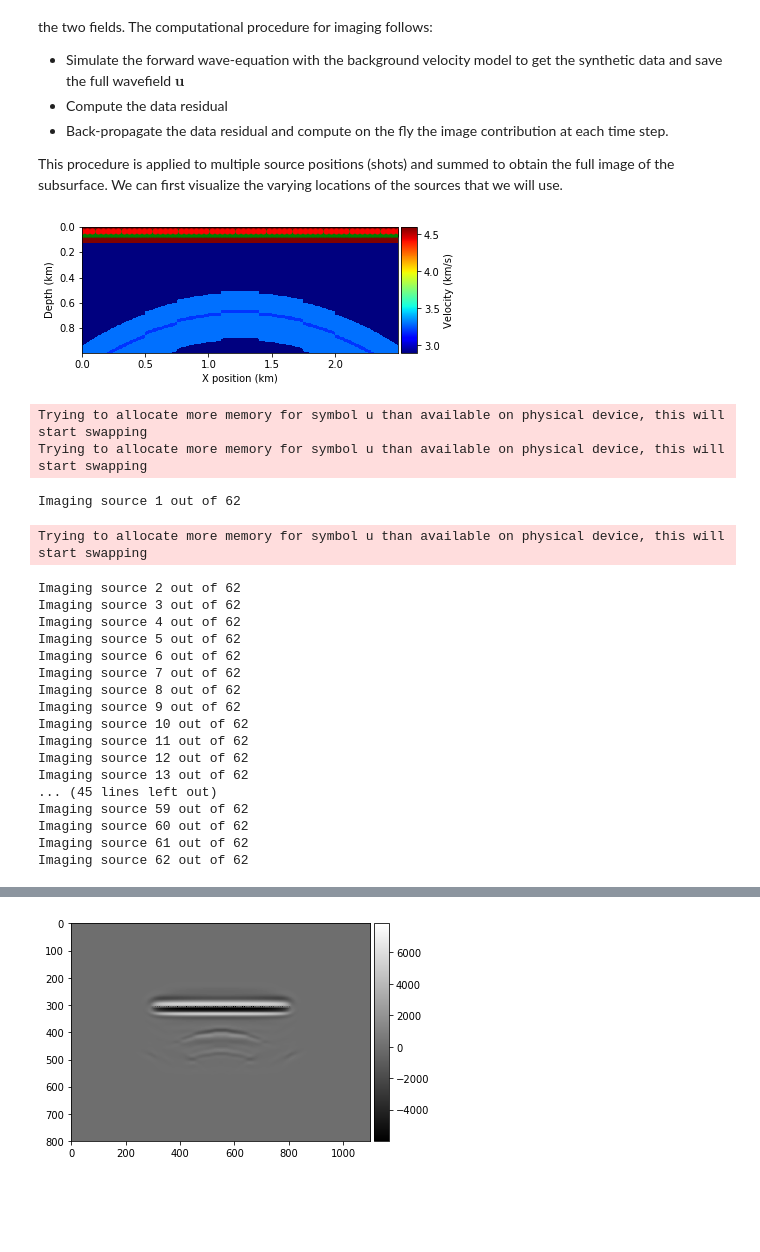
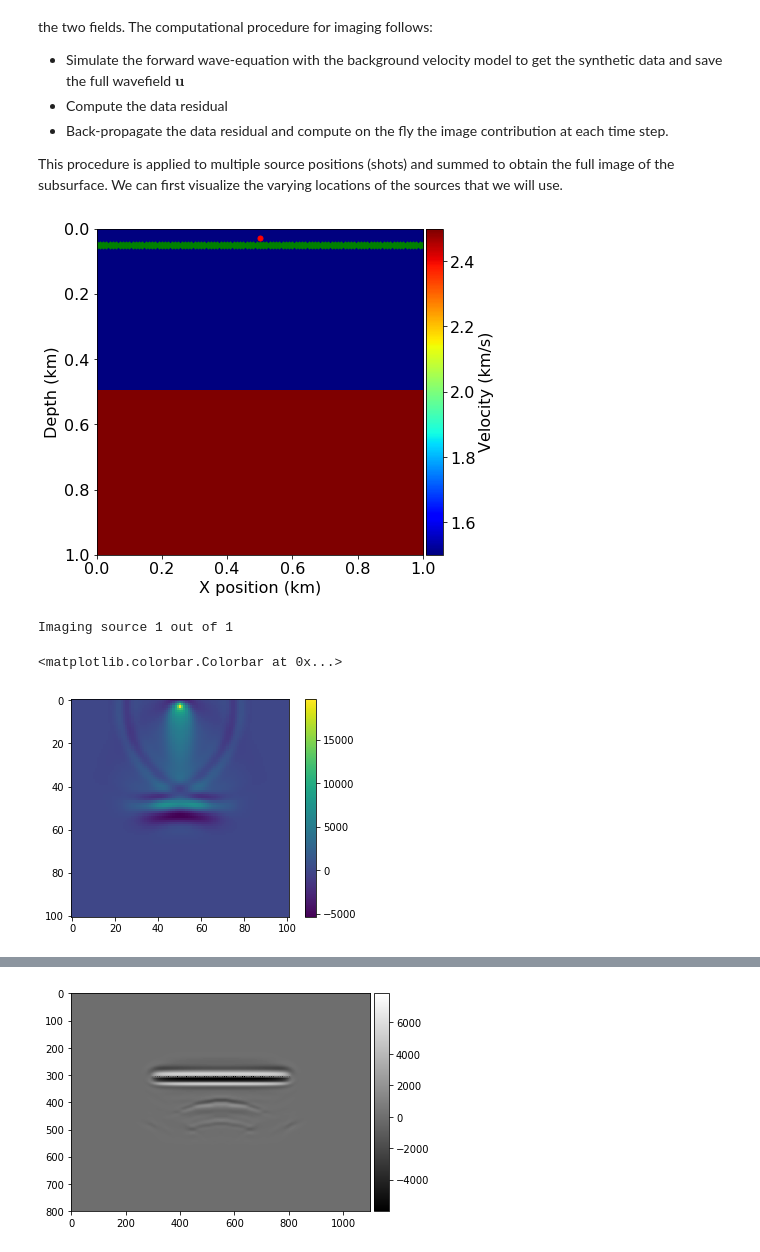
Before and after one commit to tccw/geotools, a Jupyter notebook: toys/devito_WSL/RTM_fault_testing.ipynb, the cells around one changed output, grey strips where cells are left out. Drawn from its saved outputs; the diff is of its cells as text; code cells hidden in the pictures; blank space fills up the shorter version.

```diff
--- a/toys/devito_WSL/RTM_fault_testing.ipynb
+++ b/toys/devito_WSL/RTM_fault_testing.ipynb
@@ -36,14 +36,14 @@ velocity model that requires low temporal and special resolution. For a more rea
 from examples.seismic import demo_model, Model
 
 # Enable model presets here:
-# preset = 'twolayer-isotropic'  # A simple but cheap model (recommended)
+preset = 'twolayer-isotropic'  # A simple but cheap model (recommended)
 # preset = 'marmousi2d'  # A larger more realistic model
 # preset = 'three-layer-isotropic'
 # preset = 'marm_ii'
 # preset = 'fourfive_nml_flt_vel'
 # preset = 'fourfive_nml_flt_vel_5m'
 # preset = 'anticline_faults'
-preset = 'b_anticline_faults'
+# preset = 'b_anticline_faults'
 # preset = 'sixty_nml_flt_vel_5m'
 
 # Standard preset with a simple two-layer model
@@ -52,7 +52,7 @@ if preset == 'twolayer-isotropic':
         return demo_model('twolayer-isotropic', origin=(0., 0.), shape=(101, 101),
                           spacing=(10., 10.), nbpml=50, grid=grid, ratio=2)
     filter_sigma = (1, 1)
-    nshots = 21
+    nshots = 1
     nreceivers = 101
     t0 = 0.
     tn = 1000.  # Simulation last 1 second (1000 ms)
@@ -346,14 +346,15 @@ This procedure is applied to multiple source positions (shots) and summed to obt
 # %%
 #NBVAL_IGNORE_OUTPUT
 
 # Prepare the varying source locations
 source_locations = np.empty((nshots, 2), dtype=np.float32)
-source_locations[:, 0] = np.linspace(0., 2500, num=nshots)
+# source_locations[:, 0] = np.linspace(0., 1000, num=nshots)
+source_locations[:, 0] = 500
 source_locations[:, 1] = 30.
 
 plot_velocity(model, receiver=rec_coordinates, source=source_locations)
 # %% [output]
-[figure, old version]
+[figure, new version]
 # %%
 # Run imaging loop over shots
 from devito import Function, clear_cache
@@ -377,36 +378,16 @@ for i in range(nshots):
     geometry.src_positions[0, :] = source_locations[i, :]
 
     # Generate synthetic data from true model
-    true_d, _, _ = solver.forward(m=model.m)
+    true_d, _, _ = solver.forward(m=model.m, save=True)
 
     # Compute smooth data and full forward wavefield u0
     u0.data.fill(0.)
     smooth_d, _, _ = solver.forward(m=model0.m, save=True, u=u0)
 
     # Compute gradient from the data residual
-    v = TimeFunction(name='v', grid=model.grid, time_order=2, space_order=4)
+    v = TimeFunction(name='v', grid=model.grid, time_order=2, space_order=4, save=geometry.nt)
     residual = smooth_d.data - true_d.data
     op_imaging(u=u0, v=v, m=model0.m, dt=model0.critical_dt,
                residual=residual)
 # %% [output]
-Trying to allocate more memory for symbol u than available on physical device, this will start swapping
-Trying to allocate more memory for symbol u than available on physical device, this will start swapping
+Imaging source 1 out of 1
-Imaging source 1 out of 62
-Trying to allocate more memory for symbol u than available on physical device, this will start swapping
-Imaging source 2 out of 62
-Imaging source 3 out of 62
-Imaging source 4 out of 62
-Imaging source 5 out of 62
-Imaging source 6 out of 62
-Imaging source 7 out of 62
-Imaging source 8 out of 62
-Imaging source 9 out of 62
-Imaging source 10 out of 62
-Imaging source 11 out of 62
-Imaging source 12 out of 62
-Imaging source 13 out of 62
-... (45 lines left out)
-Imaging source 59 out of 62
-Imaging source 60 out of 62
-Imaging source 61 out of 62
-Imaging source 62 out of 62
@@ -412,0 +400,6 @@ Imaging source 62 out of 62
+# %%
+plt.imshow(np.sum(img_book[:250], axis=0))
+plt.colorbar()
+# %% [output]
+<matplotlib.colorbar.Colorbar at 0x...>
+[figure, added]
```
Also changed, not shown: parts of 12 cells of this notebook.
